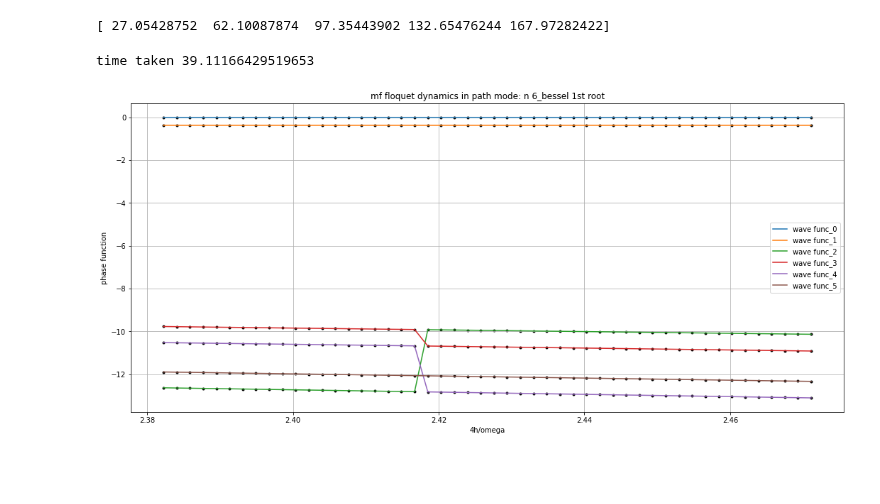
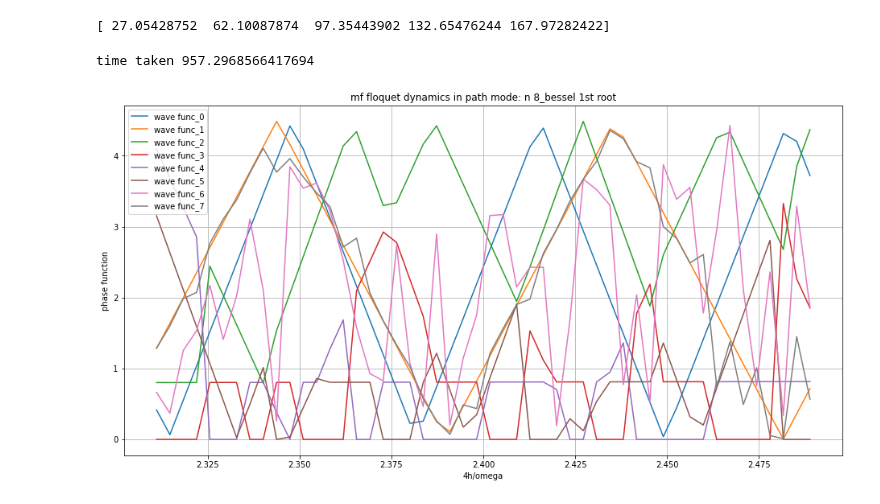
Before and after one commit to SuperStarCZ/floquet_theory, a Jupyter notebook: floquet_mfd__specific_path.ipynb, the cells around one changed output. Saved outputs shown, nothing was run; the diff lists cells and outputs as text; code cells hidden in the pictures; blank space fills up the shorter version.

```diff
--- a/floquet_mfd__specific_path.ipynb
+++ b/floquet_mfd__specific_path.ipynb
@@ -74,15 +74,15 @@ import math
 
 start = time.time()
 
-N = 6
+N = 8
 h0 = 0.1
-tsteps = 100                        # number of increment in time
-hsteps = 50                         # number of increment in h
-hs = np.linspace(26.8,27.8,hsteps)
+tsteps = 50                        # number of increment in time
+hsteps = 50                        # number of increment in h
+hs = np.linspace(26.0,28,hsteps)
 q = np.linspace(-0.5, 0.5, N)
 omega = 45.0
 w = omega
-T = 2 * np.pi/w
+T = 10 * np.pi/w
 t = np.linspace(0,T,tsteps)
 
 psi = np.eye(N) + 1j * np.zeros((N,N))
@@ -158,7 +158,7 @@ if __name__ == '__main__':
             cosp[k,m] = cospinit
             cospinit = 0.0
 
-    plt.figure(figsize = (18,8))
+    plt.figure(figsize = (16,8))
     plt.title(title)
     plt.xlabel("4h/omega")
     plt.ylabel("phase function")
@@ -172,40 +172,41 @@ if __name__ == '__main__':
         floqEvolution_mat = np.zeros((N,N)) + 1j * np.zeros((N,N))
         for mm in np.arange(N):
             psi0 = periodic_psi[mm]
             psi_t = odeintw(floq_func,psi0,t,args=(h,h0,w,cosp), Dfun=floq_jac)
-            floqEvolution_mat[mm] = psi_t[N-1]
+            floqEvolution_mat[mm] = psi_t[tsteps-1]
 
-        #print('flomat',floqEvolution_mat)
+
         evals, evecs = eig(floqEvolution_mat)
+        evecs = np.asarray(list(map(lambda x :x/np.linalg.norm(x),evecs)))
         phasefunc = (1j * np.log(evals[nn]))/T
         evecs_path = evecs[nn]
         phasefunc_path[0] = phasefunc.real
 
         # calculate for rest of the "h"
         for cc, h in enumerate(hs[1:len(hs)]):
             floqEvolution_mat = np.zeros((N,N)) + 1j * np.zeros((N,N))
             for mm in np.arange(N):
                 psi0 = periodic_psi[mm]
                 psi_t = odeintw(floq_func,psi0,t,args=(h,h0,w,cosp), Dfun=floq_jac)
-                floqEvolution_mat[mm] = psi_t[N-1]
+                floqEvolution_mat[mm] = psi_t[tsteps-1]
             evals, evecs = eig(floqEvolution_mat)
-            prob = np.asarray(list(map(lambda x:np.dot(np.conjugate(evecs_path/np.linalg.norm(evecs_path)).T,x/np.linalg.norm(x)),evecs)))
+            evecs = np.asarray(list(map(lambda x :x/np.linalg.norm(x),evecs)))
+            prob = np.asarray(list(map(lambda x:np.dot(np.conjugate(evecs_path).T,x),evecs)))
             for i,pr in enumerate(prob):
-                if (pr.real >=.99):
+                if (pr.real >=0.99):
                     pp = i
                     break
             evecs_path = evecs[pp]
             phasefunc = (1j * np.log(evals[pp]))/T
             phasefunc_path[cc+1] = phasefunc.real
 
 
-        #np.savetxt(filename,np.vstack((4*hs/w,phasefunc_path)).T)
-        plt.plot(4*hs/w,phasefunc_path,label = labelname)
-        plt.scatter(4*hs/w,phasefunc_path,color='black', marker='.')
+        plt.plot(4*hs/w,np.abs(phasefunc_path),label = labelname)
+        #plt.scatter(4*hs/w,phasefunc_path,color='black', marker='.')
         plt.legend()
     plt.grid()
     print('time taken',time.time()-start)
     plt.show()
 # %% [output]
-time taken 39.11166429519653
+time taken 957.2968566417694
-[figure, old version]
+[figure, new version]
```
